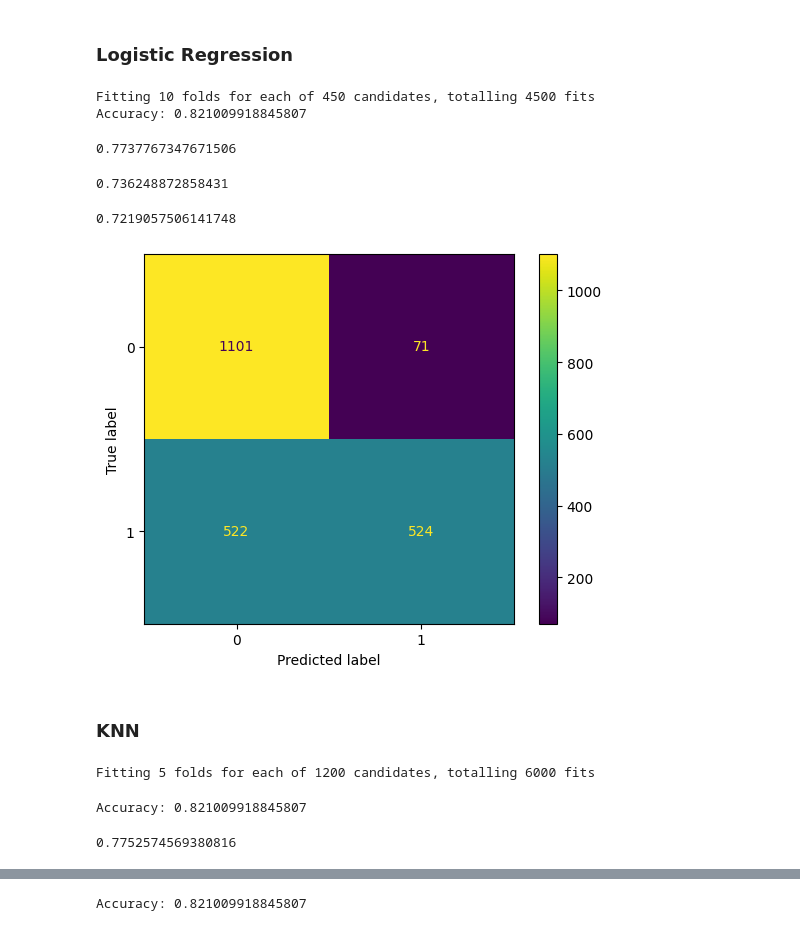
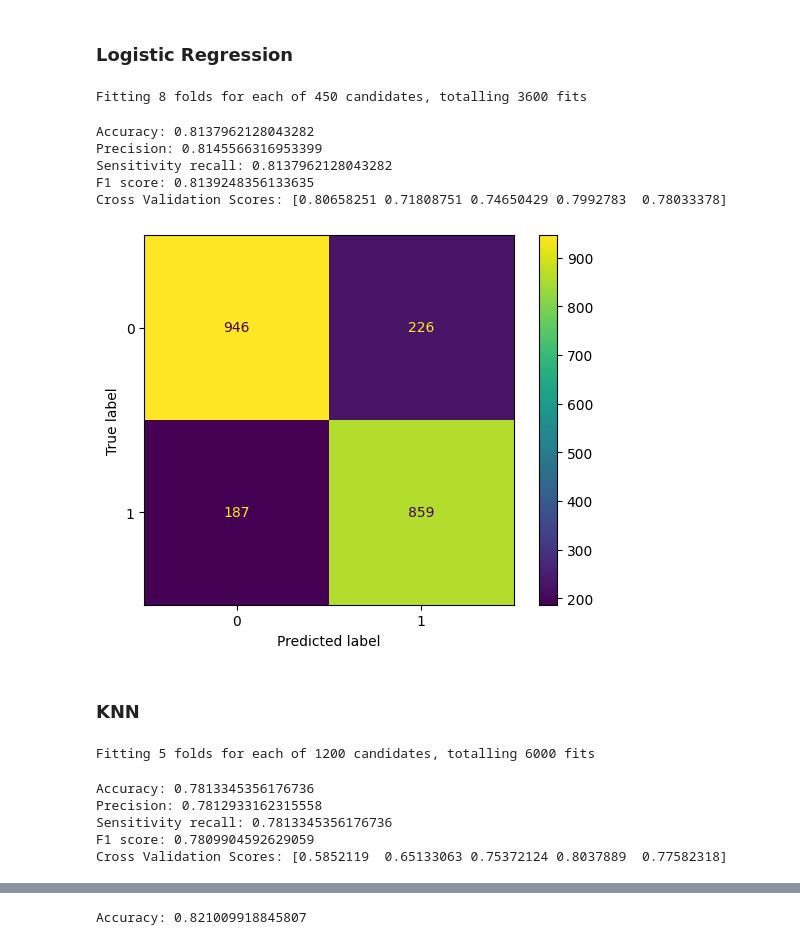
Before and after one commit to Leosce/Bank-Marketing-Campaign, a Jupyter notebook: BankPredictions.ipynb, the cells around one changed output, grey strips where cells are left out. Cells and saved outputs as stored; diff of their text form; code cells hidden in the pictures.

```diff
--- a/BankPredictions.ipynb
+++ b/BankPredictions.ipynb
@@ -381,0 +399,12 @@ sns.heatmap(corr_matrix,annot=True,annot_kws=dict(size=12),cmap='coolwarm', fmt=
+# %%
+# Create a function to plot Confusion Matrix
+def conmat(y_test,predict):
+    y_test = np.array(y_test)
+    predict = np.array(predict)
+
+    confusion_matrix = metrics.confusion_matrix(y_test, predict)
+    classes = np.unique(y_test)
+    cm_display = metrics.ConfusionMatrixDisplay(confusion_matrix=confusion_matrix,
+                                                display_labels=classes)
+    cm_display.plot()
+    plt.show()
@@ -528,6 +517,7 @@ X_train, X_test, y_train, y_test = train_test_split(X, y, test_size=0.2, random_
 # %%
 from sklearn.linear_model import LogisticRegression
 lr=LogisticRegression(random_state=42,)
+
 param_grid={
     'C': [0.01, 0.1, 1, 10, 100],
     'solver': ['newton-cg', 'lbfgs', 'liblinear', 'sag', 'saga'],
@@ -535,44 +525,27 @@ param_grid={
     'class_weight': ['balanced', None],
     'tol': [1e-4, 1e-3, 1e-2]
 }
+
 grdsrch=GridSearchCV(estimator=lr,param_grid=param_grid,cv=8,n_jobs=-1,verbose=2)
 grdsrch.fit(X_train_scaled,y_train)
+
 lm=LogisticRegression(random_state=42,**grdsrch.best_params_)
 lm.fit(X_train_scaled,y_train)
-predict=lm.predict(X_test)
-accuracy = model.score(X_test_scaled, y_test)
-print(f'Accuracy: {accuracy}')
+predict=lm.predict(X_test_scaled)
 # %% [output]
-Fitting 10 folds for each of 450 candidates, totalling 4500 fits
-Accuracy: 0.821009918845807
+Fitting 8 folds for each of 450 candidates, totalling 3600 fits
-# %%
-from sklearn import metrics
-Precision = metrics.precision_score(y_test, predict,average='weighted')
-print(Precision)
-# %% [output]
-0.7737767347671506
-# %%
-Sensitivity_recall = metrics.recall_score(y_test,predict,average='weighted')
-print(Sensitivity_recall)
-# %% [output]
-0.736248872858431
-# %%
-F1_score = metrics.f1_score(y_test,predict,average='weighted')
-print(F1_score)
-# %% [output]
-0.7219057506141748
-# %%
-from sklearn import metrics
-y_test = np.array(y_test)
-predict = np.array(predict)
-confusion_matrix = metrics.confusion_matrix(y_test, predict)
-classes = np.unique(y_test)
-cm_display = metrics.ConfusionMatrixDisplay(confusion_matrix=confusion_matrix,
-                                            display_labels=classes)
-cm_display.plot()
-plt.show()
-# %% [output]
-[figure, removed]
+# %%
+evaluate(X_test_scaled,y_test,predict,X,y,lm)
+# %% [output]
+Accuracy: 0.8137962128043282
+Precision: 0.8145566316953399
+Sensitivity recall: 0.8137962128043282
+F1 score: 0.8139248356133635
+Cross Validation Scores: [0.80658251 0.71808751 0.74650429 0.7992783  0.78033378]
+# %%
+conmat(y_test,predict)
+# %% [output]
+[figure, added]
 # %% [markdown]
 ### KNN
 # %%
@@ -592,15 +565,14 @@ gridsearch=GridSearchCV(estimator=knn,param_grid=param_grid,cv=5,n_jobs=-1,verbo
 gridsearch.fit(X_train_scaled,y_train)
 knn=KNeighborsClassifier(**gridsearch.best_params_)
 knn.fit(X_train_scaled,y_train)
-predict=knn.predict(X_test)
-accuracy = model.score(X_test_scaled, y_test)
-print(f'Accuracy: {accuracy}')
+predict=knn.predict(X_test_scaled)
 # %% [output]
 Fitting 5 folds for each of 1200 candidates, totalling 6000 fits
-Accuracy: 0.821009918845807
 # %%
-from sklearn import metrics
-Precision = metrics.precision_score(y_test, predict,average='weighted')
-print(Precision)
+evaluate(X_test_scaled,y_test,predict,X,y,knn)
 # %% [output]
-0.7752574569380816
+Accuracy: 0.7813345356176736
+Precision: 0.7812933162315558
+Sensitivity recall: 0.7813345356176736
+F1 score: 0.7809904592629059
+Cross Validation Scores: [0.5852119  0.65133063 0.75372124 0.8037889  0.77582318]
```
Also changed, not shown: parts of 36 cells of this notebook.
